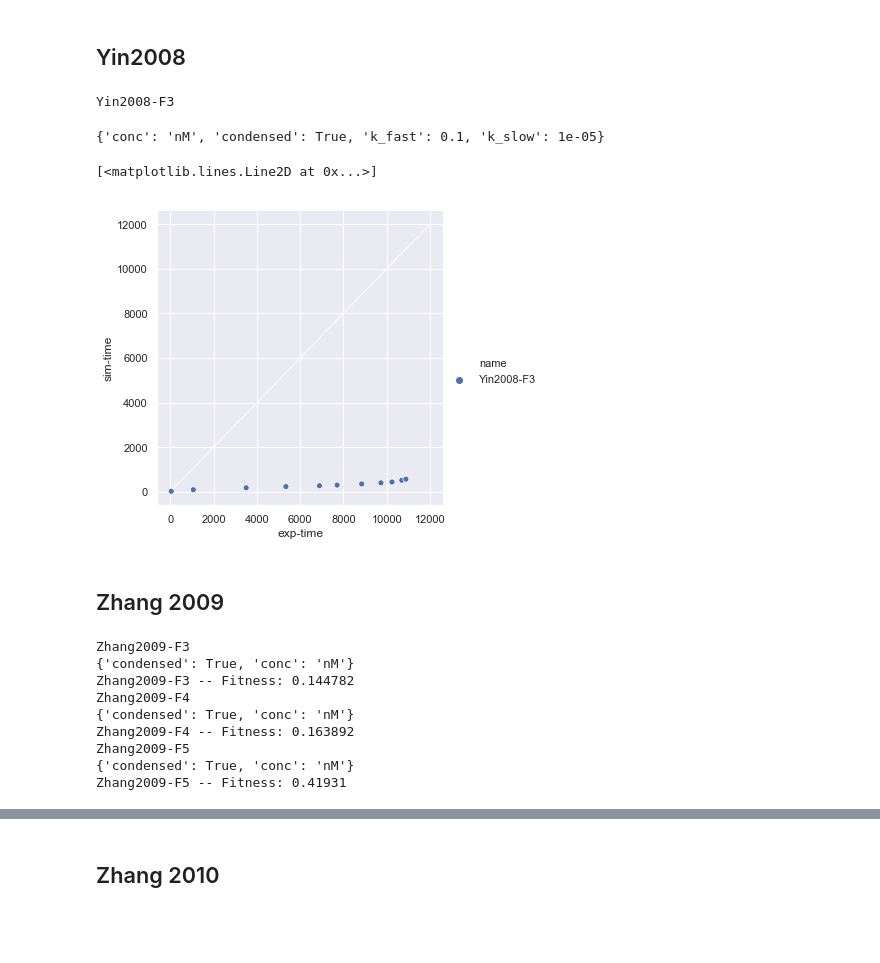
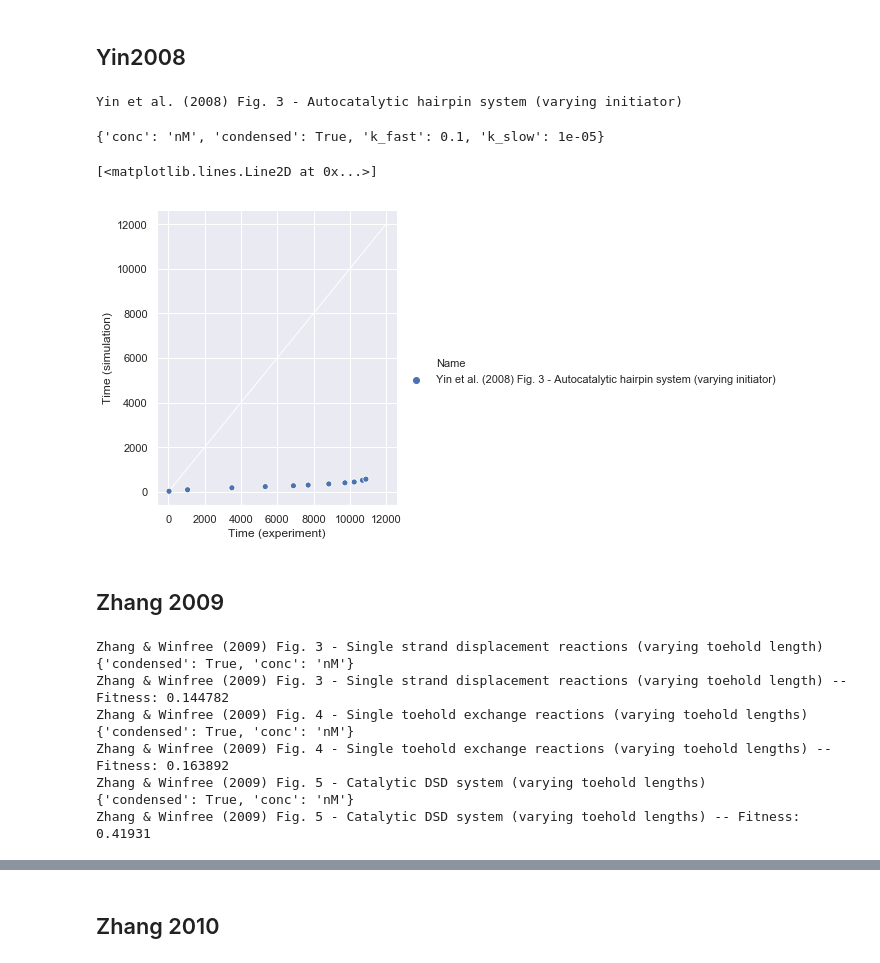
Before and after one commit to DNA-and-Natural-Algorithms-Group/peppercornenumerator, a Jupyter notebook: examples/benchmark/Many_systems.ipynb, the cells around one changed output, grey strips where cells are left out. Cells and saved outputs as stored; diff of their text form; code cells hidden in the pictures; blank space fills up the shorter version.

```diff
--- a/examples/benchmark/Many_systems.ipynb
+++ b/examples/benchmark/Many_systems.ipynb
@@ -40,7 +40,7 @@ for fig in z07:
     #display(fig.pepperargs['default'])
     fig.eval(verbose=0)
     for df in fig.get_dataframes():
-        df['name']=fig.name
+        df['Name']=fig.name
         #display(df)
         Table1 = Table1.append(df)
 # %% [output]
@@ -72,27 +72,27 @@ for fig in y08:
     display(fig.pepperargs['default'])
     fig.eval(verbose = 0)
     for df in fig.get_dataframes():
-        df['name']=fig.name
+        df['Name']=fig.name
         #display(df)
         Table1 = Table1.append(df)
 # %% [output]
-Yin2008-F3
+Yin et al. (2008) Fig. 3 - Autocatalytic hairpin system (varying initiator)
 {'conc': 'nM', 'condensed': True, 'k_fast': 0.1, 'k_slow': 1e-05}
 # %%
 tmpfig = Table1
-tmpfig = tmpfig.loc[tmpfig['name'].isin([fig.name for fig in y08])]
+tmpfig = tmpfig.loc[tmpfig['Name'].isin([fig.name for fig in y08])]
 #display(tmpfig)
 
-sns.relplot(x="exp-time", y="sim-time", hue='name', data=tmpfig)
+sns.relplot(x="Time (experiment)", y="Time (simulation)", hue='Name', data=tmpfig)
 #plt.xscale('log')
 #plt.yscale('log')
 (mi, ma)=(1e0, 1.2e4)
 #plt.xlim(mi, ma)
 #plt.ylim(mi, ma)
 plt.plot([mi, ma], [mi, ma], linewidth=1, color='white',zorder=0)
 # %% [output]
 [<matplotlib.lines.Line2D at 0x...>]
-[figure, old version]
+[figure, new version]
 # %% [markdown]
 ## Zhang 2009
 # %%
@@ -101,20 +101,20 @@ for fig in z09:
     print(fig.pepperargs['default'])
     fig.eval()
     for df in fig.get_dataframes():
-        df['name']=fig.name
-        dist = euclid('exp-time', 'sim-time', df, take_log=True)
+        df['Name']=fig.name
+        dist = euclid('Time (experiment)', 'Time (simulation)', df, take_log=True)
         print('{:s} -- Fitness: {:g}'.format(fig.name, dist))
         #display(df)
         Table1 = Table1.append(df)
 # %% [output]
-Zhang2009-F3
+Zhang & Winfree (2009) Fig. 3 - Single strand displacement reactions (varying toehold length)
 {'condensed': True, 'conc': 'nM'}
-Zhang2009-F3 -- Fitness: 0.144782
-Zhang2009-F4
+Zhang & Winfree (2009) Fig. 3 - Single strand displacement reactions (varying toehold length) -- Fitness: 0.144782
+Zhang & Winfree (2009) Fig. 4 - Single toehold exchange reactions (varying toehold lengths)
 {'condensed': True, 'conc': 'nM'}
-Zhang2009-F4 -- Fitness: 0.163892
-Zhang2009-F5
+Zhang & Winfree (2009) Fig. 4 - Single toehold exchange reactions (varying toehold lengths) -- Fitness: 0.163892
+Zhang & Winfree (2009) Fig. 5 - Catalytic DSD system (varying toehold lengths)
 {'condensed': True, 'conc': 'nM'}
-Zhang2009-F5 -- Fitness: 0.41931
+Zhang & Winfree (2009) Fig. 5 - Catalytic DSD system (varying toehold lengths) -- Fitness: 0.41931
 # %%
 tmpfig = Table1
```
Also changed, not shown: parts of 12 cells of this notebook, 15 other files.
